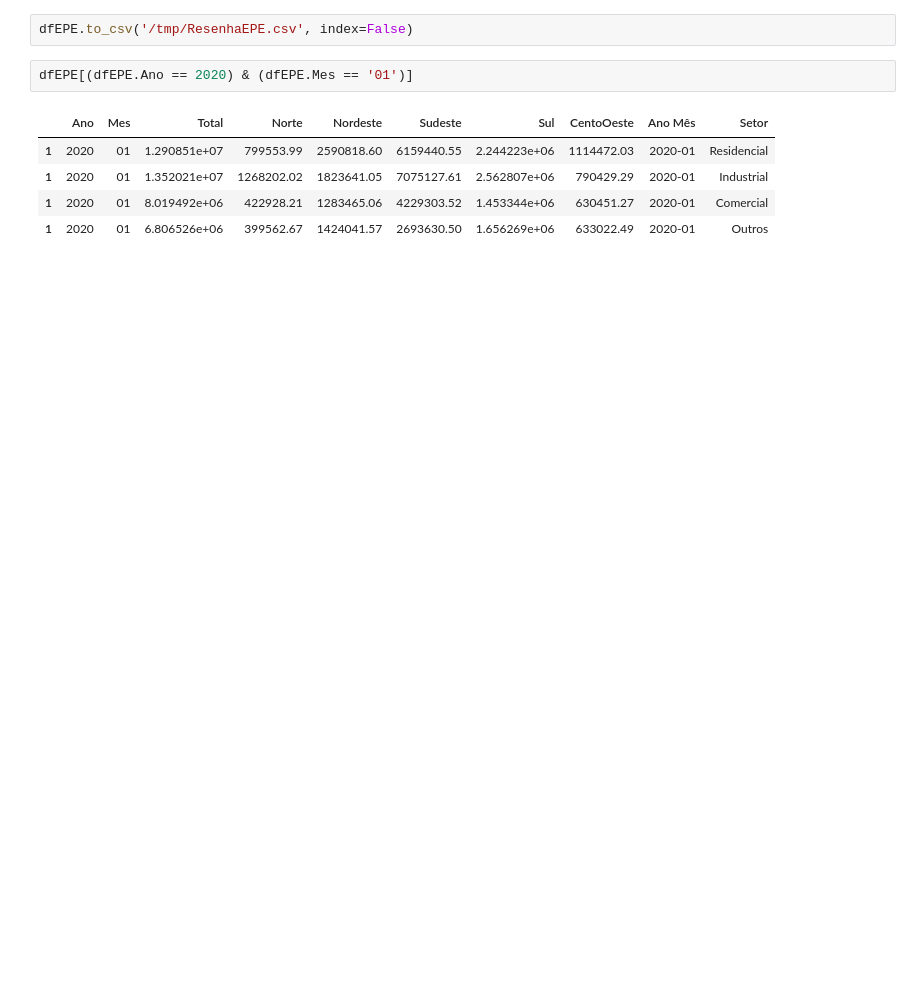
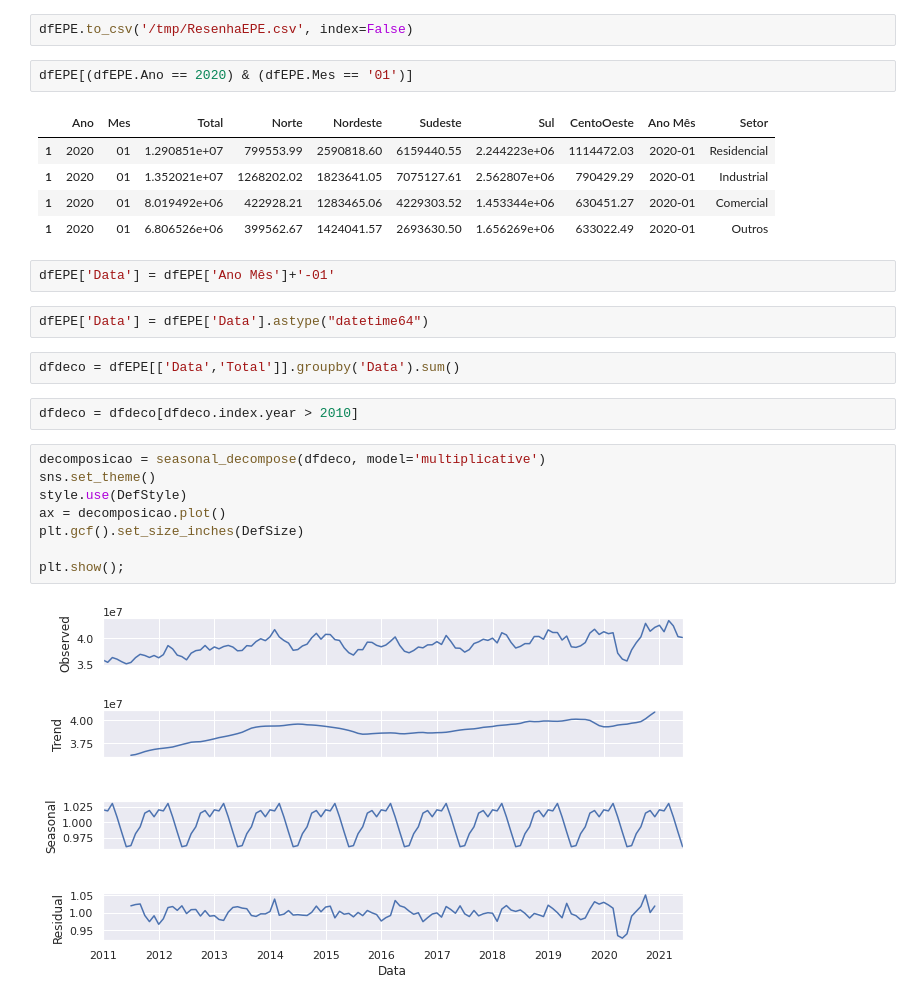
Before and after one commit to lvb86/PD_LSTM_GA, a Jupyter notebook: code/2004_2021_resenha_EPE.ipynb, the cells around one changed output. Drawn from its saved outputs; the diff is of its cells as text; blank space fills up the shorter version.

```diff
--- a/code/2004_2021_resenha_EPE.ipynb
+++ b/code/2004_2021_resenha_EPE.ipynb
@@ -96,3 +155,21 @@ dfEPE[(dfEPE.Ano == 2020) & (dfEPE.Mes == '01')]
 | 1 | 2020 | 01 | 1.352021e+07 | 1268202.02 | 1823641.05 | 7075127.61 | 2.562807e+06 | 790429.29 | 2020-01 | Industrial |
 | 1 | 2020 | 01 | 8.019492e+06 | 422928.21 | 1283465.06 | 4229303.52 | 1.453344e+06 | 630451.27 | 2020-01 | Comercial |
 | 1 | 2020 | 01 | 6.806526e+06 | 399562.67 | 1424041.57 | 2693630.50 | 1.656269e+06 | 633022.49 | 2020-01 | Outros |
+# %%
+dfEPE['Data'] = dfEPE['Ano Mês']+'-01'
+# %%
+dfEPE['Data'] = dfEPE['Data'].astype("datetime64")
+# %%
+dfdeco = dfEPE[['Data','Total']].groupby('Data').sum()
+# %%
+dfdeco = dfdeco[dfdeco.index.year > 2010]
+# %%
+decomposicao = seasonal_decompose(dfdeco, model='multiplicative')
+sns.set_theme()
+style.use(DefStyle)
+ax = decomposicao.plot()
+plt.gcf().set_size_inches(DefSize)
+
+plt.show();
+# %% [output]
+[figure, added]
```
Also changed, not shown: parts of 5 cells of this notebook.
